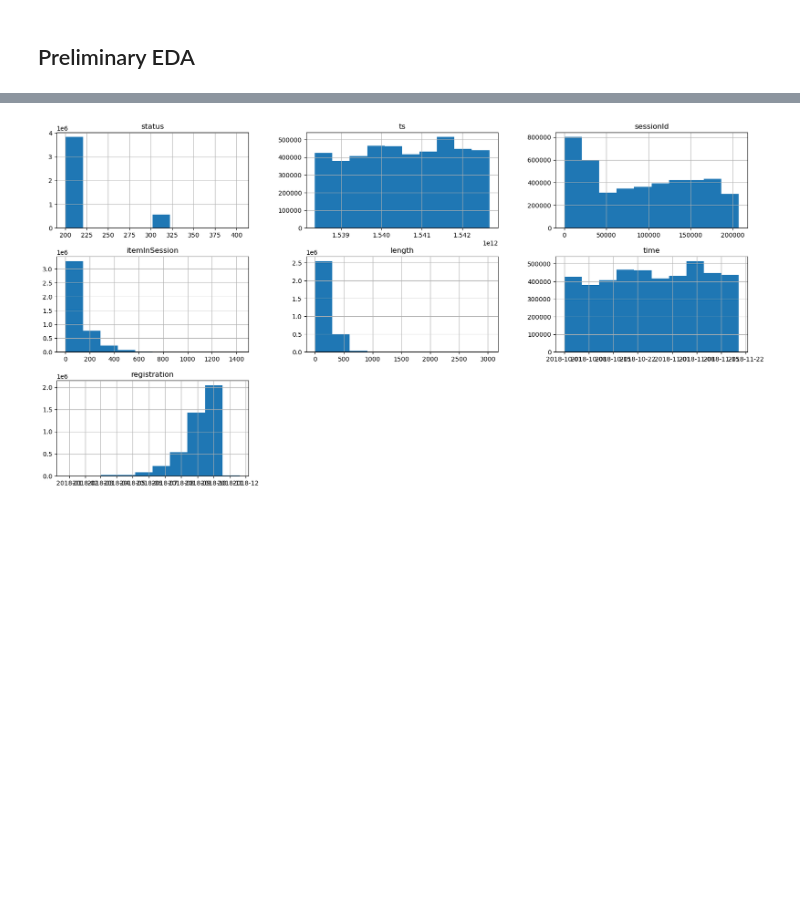
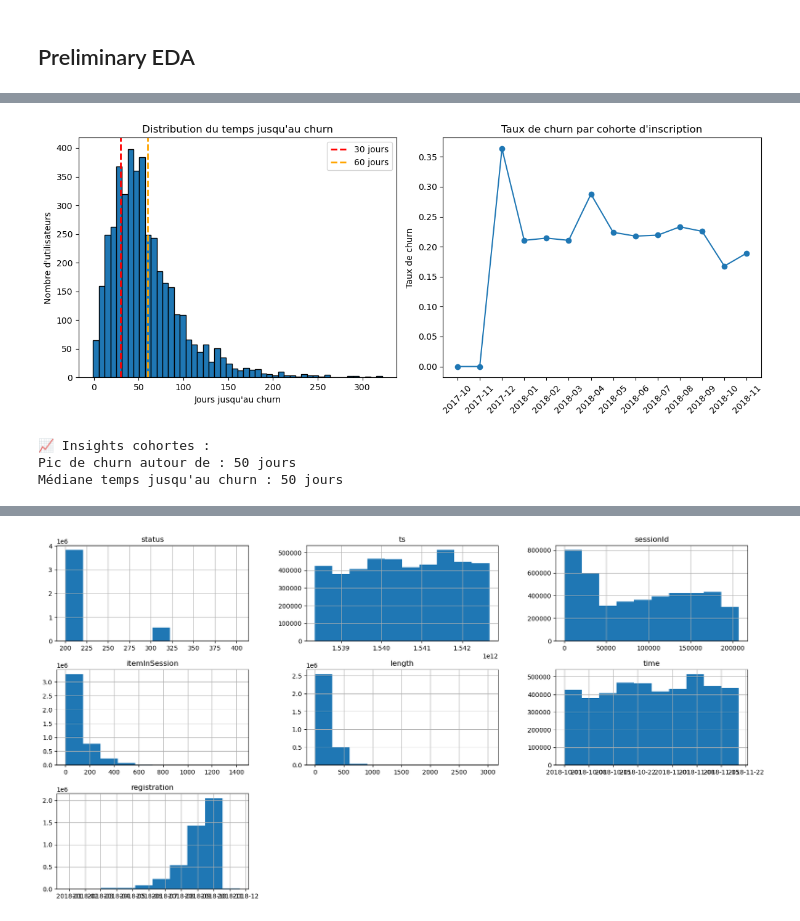
Before and after one commit to MaximilienLuc/Churn-prediction, a Jupyter notebook: Olivier.ipynb, the cells around one changed output, grey strips where cells are left out. Saved outputs shown, nothing was run; the diff lists cells and outputs as text; code cells hidden in the pictures; blank space fills up the shorter version.

```diff
--- a/Olivier.ipynb
+++ b/Olivier.ipynb
@@ -693,0 +746,56 @@ df_train['month'] = df_train['time'].dt.month
+# %%
+# Les churns varient-ils selon la période d'inscription ?
+all_users = df_train.groupby('userId').agg({
+    'registration': 'first',
+    'time': ['min', 'max']
+}).reset_index()
+
+all_users.columns = ['userId', 'registration', 'first_activity', 'last_activity']
+all_users = all_users.merge(churn_dates[['userId', 'churn_date']],
+                             on='userId', how='left')
+
+# Temps jusqu'au churn
+all_users['days_to_churn'] = (
+    (pd.to_datetime(all_users['churn_date']) -
+     pd.to_datetime(all_users['registration'])).dt.days
+)
+
+# Distribution
+plt.figure(figsize=(12, 5))
+plt.subplot(1, 2, 1)
+plt.hist(all_users[all_users['days_to_churn'].notna()]['days_to_churn'],
+         bins=50, edgecolor='black')
+plt.axvline(x=30, color='r', linestyle='--', label='30 jours', linewidth=2)
+plt.axvline(x=60, color='orange', linestyle='--', label='60 jours', linewidth=2)
+plt.xlabel('Jours jusqu\'au churn')
+plt.ylabel('Nombre d\'utilisateurs')
+plt.title('Distribution du temps jusqu\'au churn')
+plt.legend()
+
+# Taux de churn par cohorte d'inscription
+all_users['registration_month'] = pd.to_datetime(all_users['registration']).dt.to_period('M')
+churn_by_cohort = all_users.groupby('registration_month').agg({
+    'userId': 'count',
+    'churn_date': lambda x: x.notna().sum()
+}).reset_index()
+churn_by_cohort['churn_rate'] = (
+    churn_by_cohort['churn_date'] / churn_by_cohort['userId']
+)
+
+plt.subplot(1, 2, 2)
+plt.plot(churn_by_cohort['registration_month'].astype(str),
+         churn_by_cohort['churn_rate'], marker='o')
+plt.xticks(rotation=45)
+plt.ylabel('Taux de churn')
+plt.title('Taux de churn par cohorte d\'inscription')
+plt.tight_layout()
+plt.show()
+
+print(f"\n📈 Insights cohortes :")
+print(f"Pic de churn autour de : {all_users['days_to_churn'].mode().values[0]:.0f} jours")
+print(f"Médiane temps jusqu'au churn : {all_users['days_to_churn'].median():.0f} jours")
+# %% [output]
+[figure, added]
+📈 Insights cohortes :
+Pic de churn autour de : 50 jours
+Médiane temps jusqu'au churn : 50 jours
```
Also changed, not shown: parts of 16 cells of this notebook.
